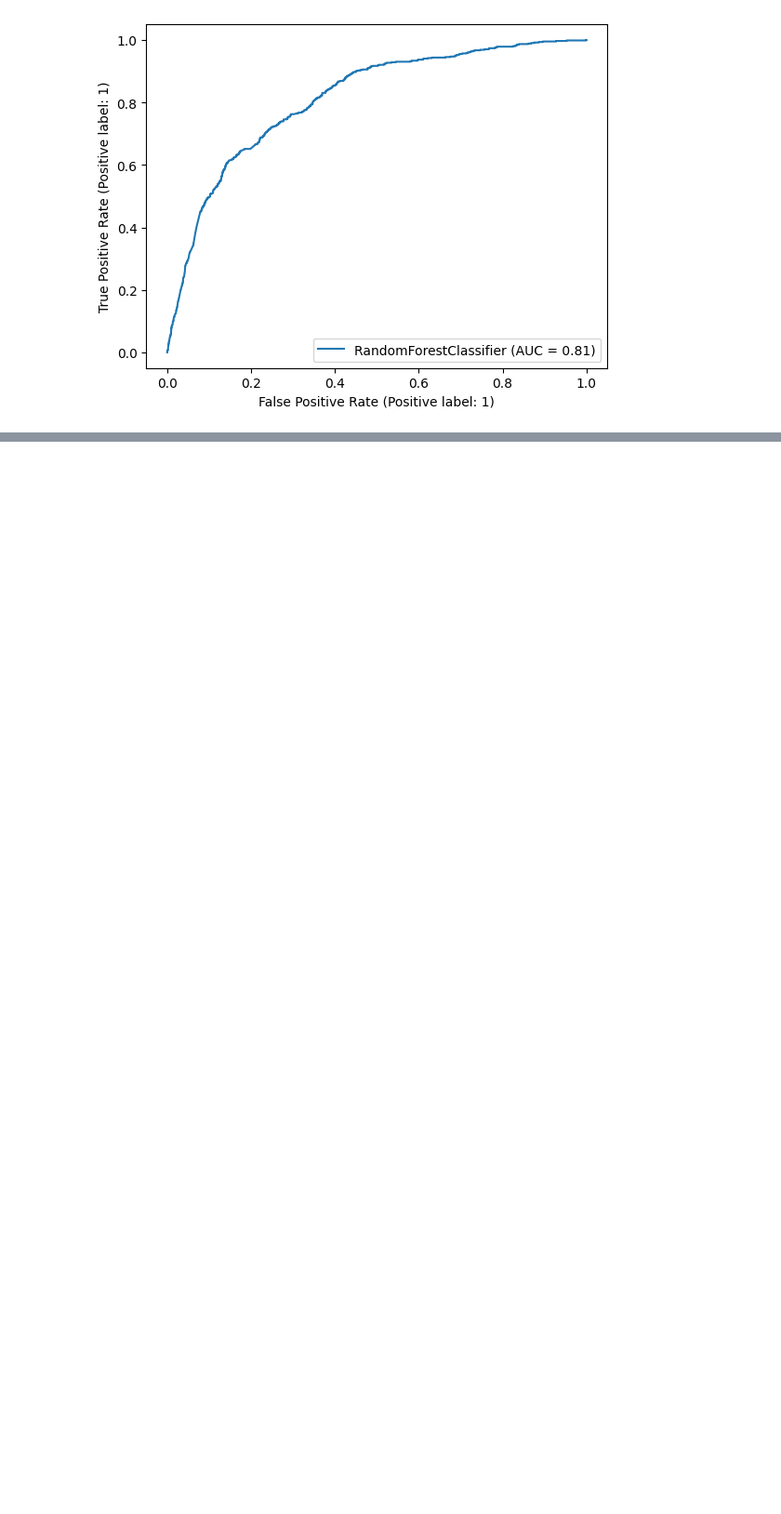
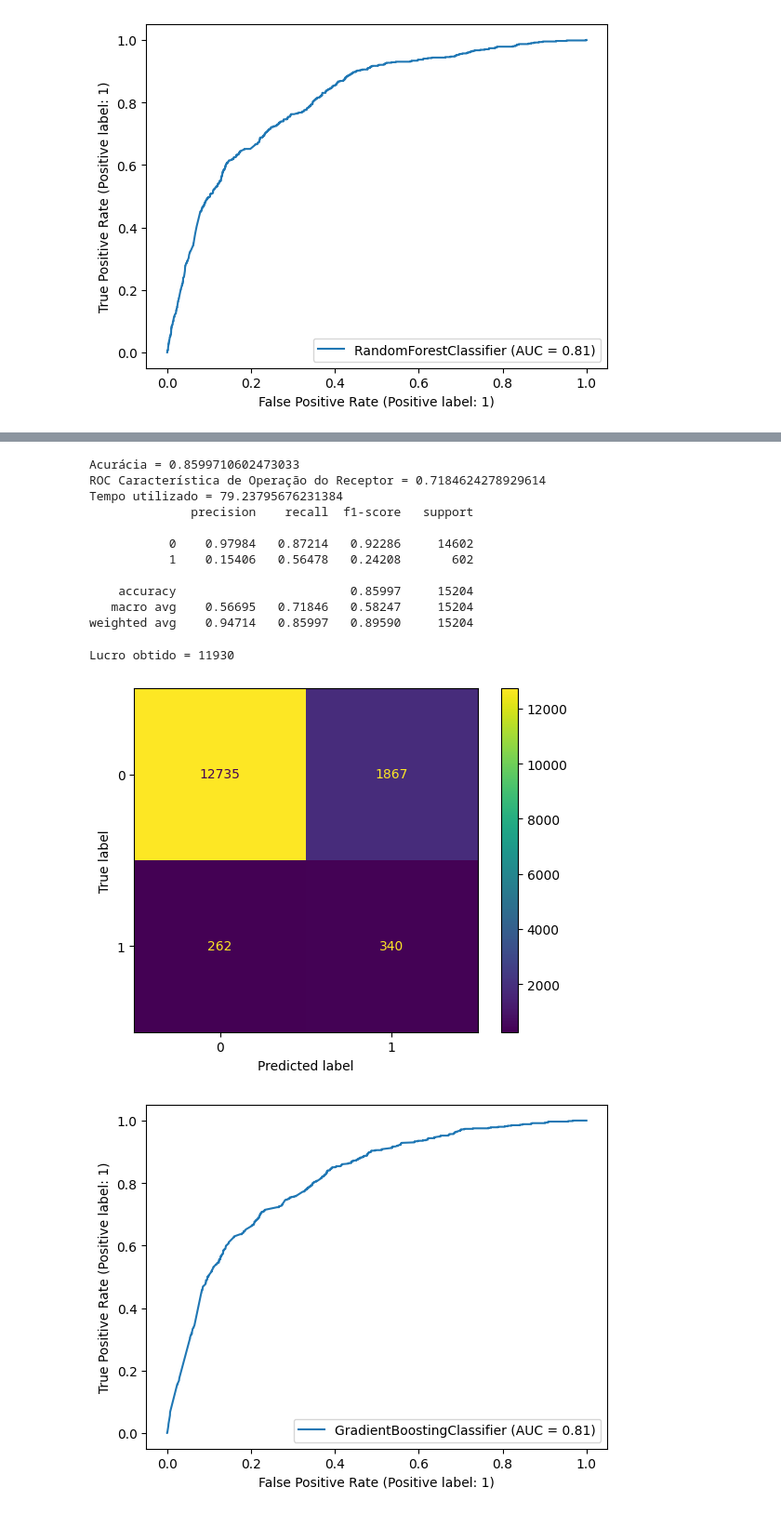
Before and after one commit to Gcardoso1/Case-Santander-Data-Master, a Jupyter notebook: Parte A - Classificação.ipynb, the cells around one changed output, grey strips where cells are left out. Shown at 93% size. Drawn from its saved outputs; the diff is of its cells as text; code cells hidden in the pictures; blank space fills up the shorter version.

Commit message:
Parte A - teste com Gradient Boosting

```diff
--- a/Parte A - Classificação.ipynb
+++ b/Parte A - Classificação.ipynb
@@ -458,0 +460,4 @@ Lucro obtido = 10010
+# %%
+gradient_booster = GradientBoostingClassifier(learning_rate=0.1)
+# %%
+gradient_booster.fit(X_over,y_over)
@@ -458,0 +477,17 @@ Lucro obtido = 10010
+# %%
+model_gb, accuracy_gb, roc_auc_gb, tt_gb, lucro_gb = run_model(gradient_booster, X_over, y_over, X_test, y_test)
+# %% [output]
+Acurácia = 0.8599710602473033
+ROC Característica de Operação do Receptor = 0.7184624278929614
+Tempo utilizado = 79.23795676231384
+              precision    recall  f1-score   support
+
+           0    0.97984   0.87214   0.92286     14602
+           1    0.15406   0.56478   0.24208       602
+
+    accuracy                        0.85997     15204
+   macro avg    0.56695   0.71846   0.58247     15204
+weighted avg    0.94714   0.85997   0.89590     15204
+Lucro obtido = 11930
+[figure, added]
+[figure, added]
```
Also changed, not shown: parts of 11 cells of this notebook.
